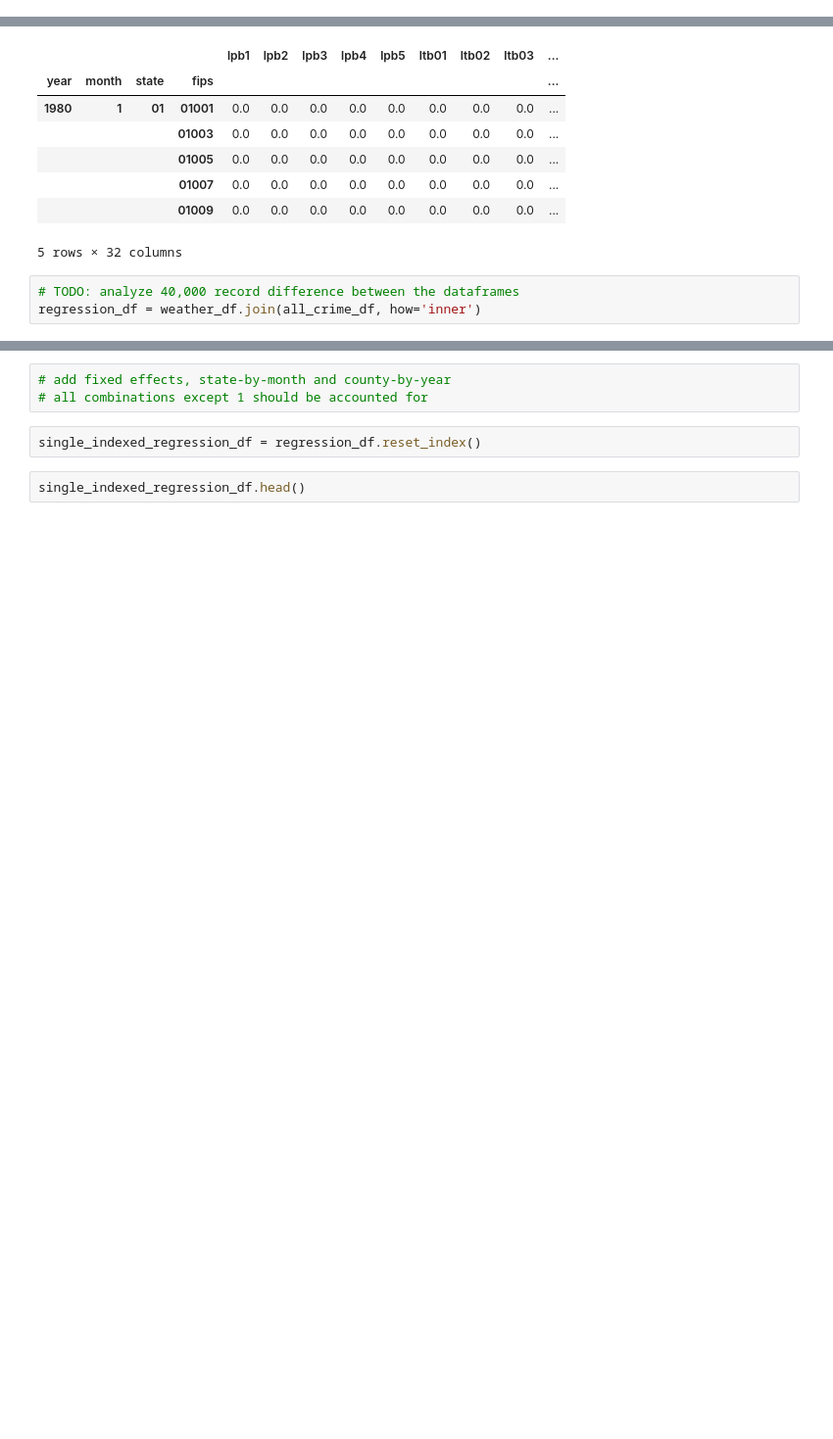
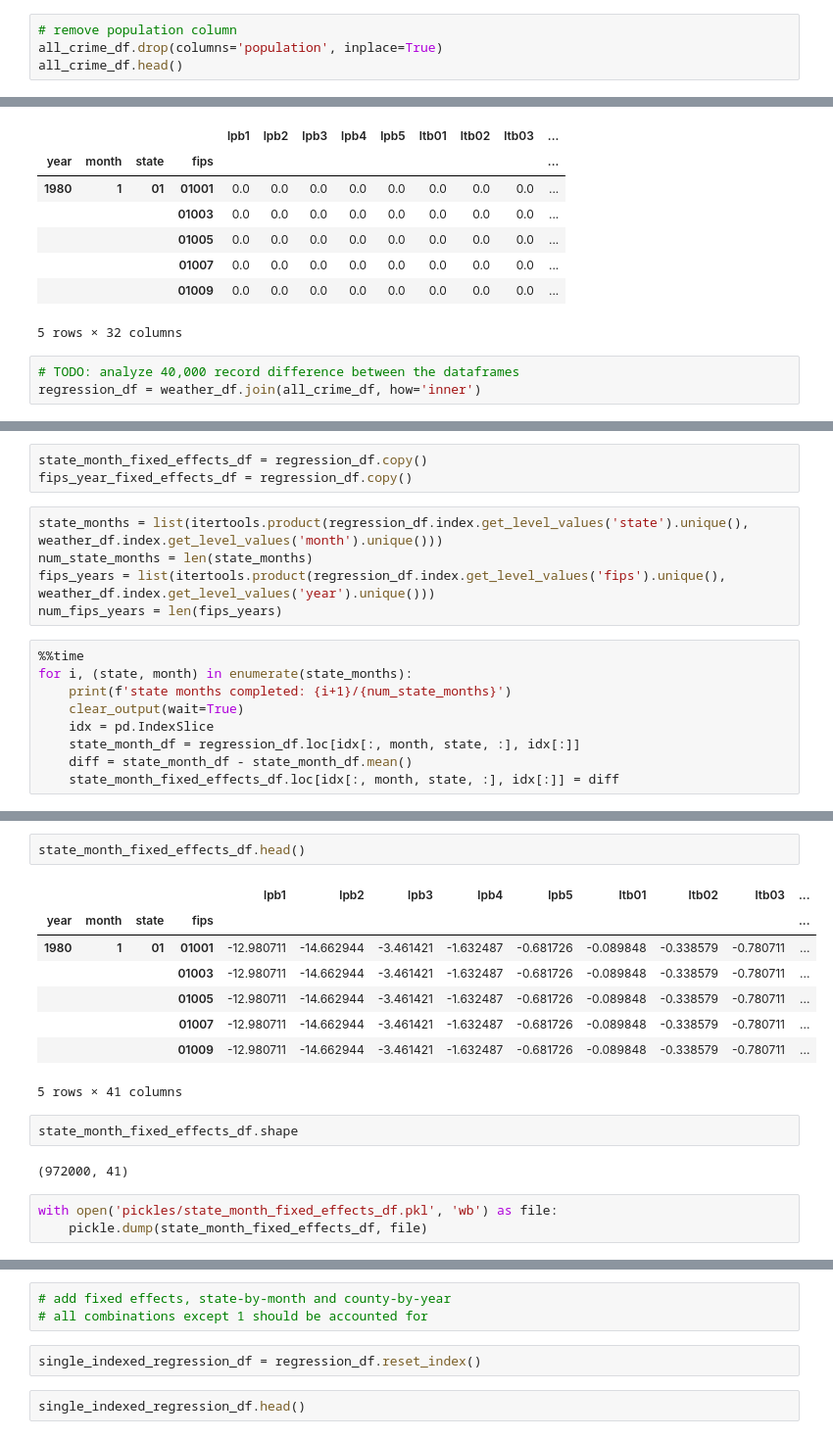
Before and after one commit to databasedav/crime-and-climate-change-reproduction, a Jupyter notebook: regression.ipynb, the cells around one changed output, grey strips where cells are left out. Shown at 98% size. Saved outputs shown, nothing was run; the diff lists cells and outputs as text; blank space fills up the shorter version.

```diff
--- a/regression.ipynb
+++ b/regression.ipynb
@@ -341,0 +328,4 @@ all_crime_df.head()
+# %%
+# remove population column
+all_crime_df.drop(columns='population', inplace=True)
+all_crime_df.head()
@@ -374,0 +368,17 @@ regression_df.head()
+# %%
+state_month_fixed_effects_df = regression_df.copy()
+fips_year_fixed_effects_df = regression_df.copy()
+# %%
+state_months = list(itertools.product(regression_df.index.get_level_values('state').unique(), weather_df.index.get_level_values('month').unique()))
+num_state_months = len(state_months)
+fips_years = list(itertools.product(regression_df.index.get_level_values('fips').unique(), weather_df.index.get_level_values('year').unique()))
+num_fips_years = len(fips_years)
+# %%
+%%time
+for i, (state, month) in enumerate(state_months):
+    print(f'state months completed: {i+1}/{num_state_months}')
+    clear_output(wait=True)
+    idx = pd.IndexSlice
+    state_month_df = regression_df.loc[idx[:, month, state, :], idx[:]]
+    diff = state_month_df - state_month_df.mean()
+    state_month_fixed_effects_df.loc[idx[:, month, state, :], idx[:]] = diff
@@ -374,0 +388,18 @@ regression_df.head()
+# %%
+state_month_fixed_effects_df.head()
+# %% [output]
+|  |  |  |  | lpb1 | lpb2 | lpb3 | lpb4 | lpb5 | ltb01 | ltb02 | ltb03 | ... |
+| year | month | state | fips |  |  |  |  |  |  |  |  | ... |
+| 1980 | 1 | 01 | 01001 | -12.980711 | -14.662944 | -3.461421 | -1.632487 | -0.681726 | -0.089848 | -0.338579 | -0.780711 | ... |
+|  |  |  | 01003 | -12.980711 | -14.662944 | -3.461421 | -1.632487 | -0.681726 | -0.089848 | -0.338579 | -0.780711 | ... |
+|  |  |  | 01005 | -12.980711 | -14.662944 | -3.461421 | -1.632487 | -0.681726 | -0.089848 | -0.338579 | -0.780711 | ... |
+|  |  |  | 01007 | -12.980711 | -14.662944 | -3.461421 | -1.632487 | -0.681726 | -0.089848 | -0.338579 | -0.780711 | ... |
+|  |  |  | 01009 | -12.980711 | -14.662944 | -3.461421 | -1.632487 | -0.681726 | -0.089848 | -0.338579 | -0.780711 | ... |
+5 rows × 41 columns
+# %%
+state_month_fixed_effects_df.shape
+# %% [output]
+(972000, 41)
+# %%
+with open('pickles/state_month_fixed_effects_df.pkl', 'wb') as file:
+    pickle.dump(state_month_fixed_effects_df, file)
```
Also changed, not shown: parts of 14 cells of this notebook, 1 other file.
